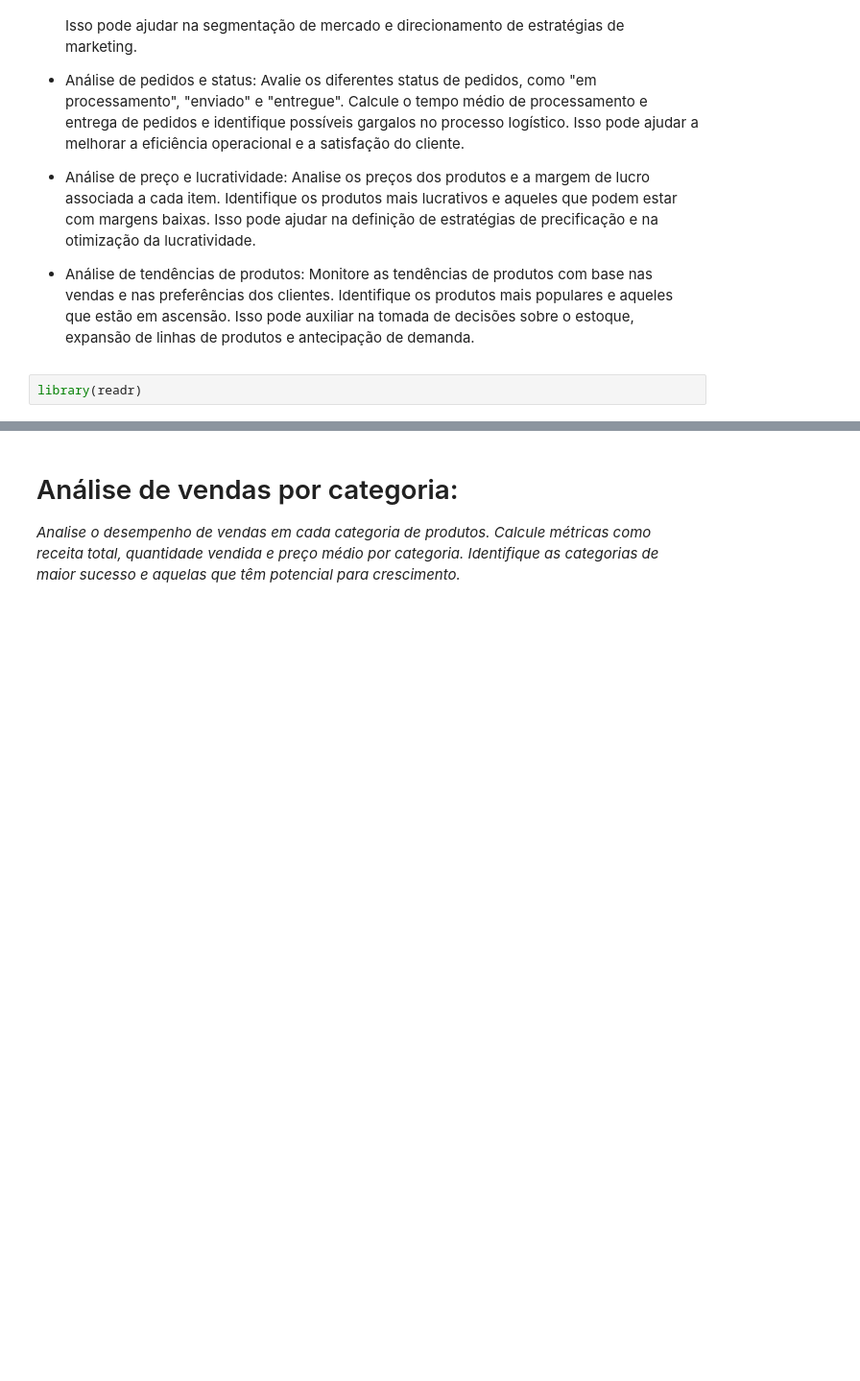
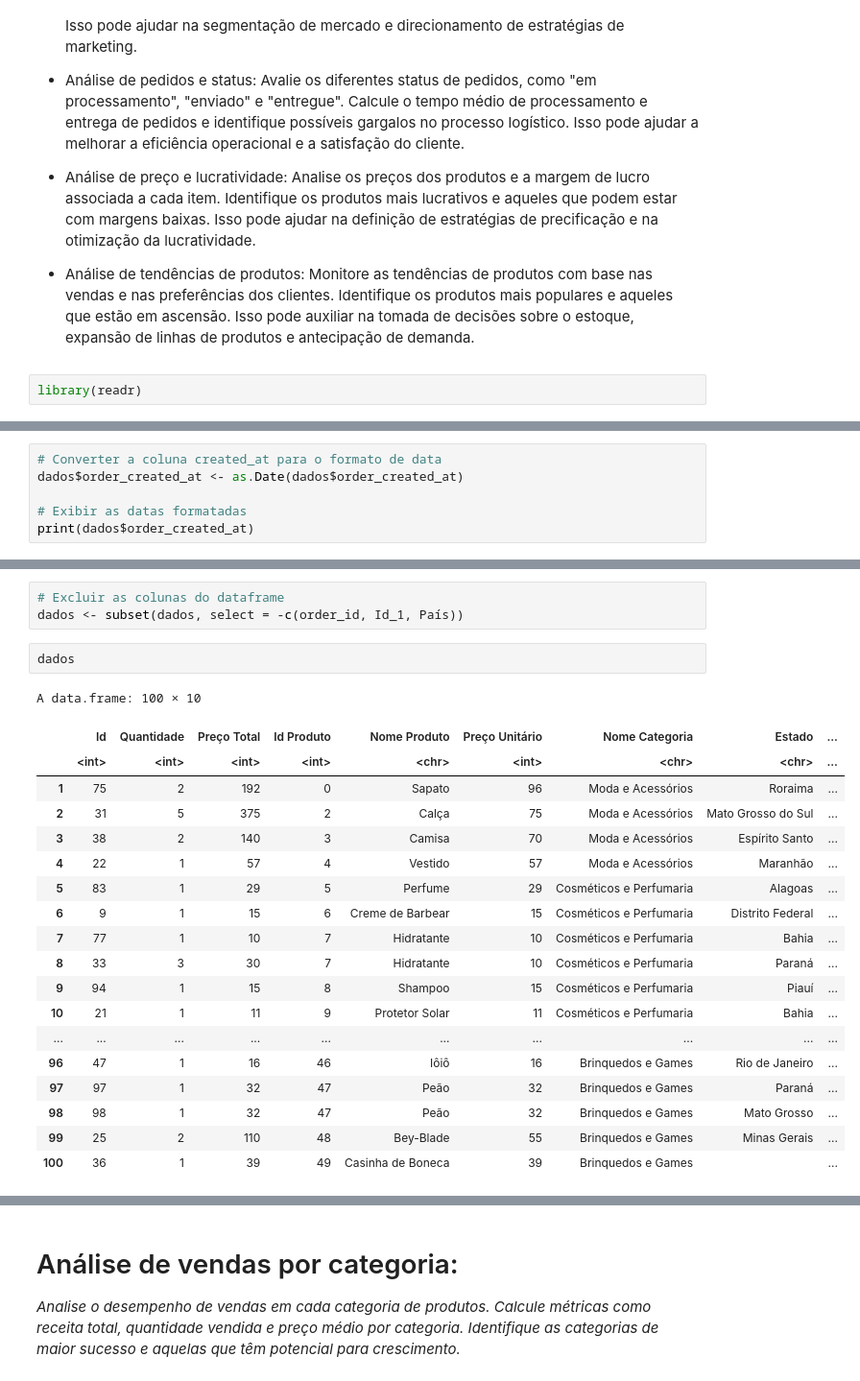
Before and after one commit to Gabrieldiasdeoliveira/Analise-Exploratria-Ecommerce, a Jupyter notebook: Estudo_Ecommerce_Inteligência_de_Mercado_.ipynb, the cells around one changed output, grey strips where cells are left out. Shown at 96% size. Cells and saved outputs as stored; diff of their text form; blank space fills up the shorter version.

```diff
--- a/Estudo_Ecommerce_Inteligência_de_Mercado_.ipynb
+++ b/Estudo_Ecommerce_Inteligência_de_Mercado_.ipynb
@@ -62,3 +62,9 @@ A data.frame: 100 × 12
 | 98 | 6761 | 1 | 32 | 47 | 47 | Peão | 32 | Brinquedos e Games | Brasil | ... |
 | 25 | 9174 | 2 | 110 | 48 | 48 | Bey-Blade | 55 | Brinquedos e Games | Brasil | ... |
 | 36 | 5001 | 1 | 39 | 49 | 49 | Casinha de Boneca | 39 | Brinquedos e Games | Brasil | ... |
+# %%
+# Converter a coluna created_at para o formato de data
+dados$order_created_at <- as.Date(dados$order_created_at)
+
+# Exibir as datas formatadas
+print(dados$order_created_at)
@@ -64,0 +105,25 @@ A data.frame: 100 × 12
+# %%
+# Excluir as colunas do dataframe
+dados <- subset(dados, select = -c(order_id, Id_1, País))
+# %%
+dados
+# %% [output]
+A data.frame: 100 × 10
+|  | Id | Quantidade | Preço Total | Id Produto | Nome Produto | Preço Unitário | Nome Categoria | Estado | ... |
+|  | <int> | <int> | <int> | <int> | <chr> | <int> | <chr> | <chr> | ... |
+| 1 | 75 | 2 | 192 | 0 | Sapato | 96 | Moda e Acessórios | Roraima | ... |
+| 2 | 31 | 5 | 375 | 2 | Calça | 75 | Moda e Acessórios | Mato Grosso do Sul | ... |
+| 3 | 38 | 2 | 140 | 3 | Camisa | 70 | Moda e Acessórios | Espírito Santo | ... |
+| 4 | 22 | 1 | 57 | 4 | Vestido | 57 | Moda e Acessórios | Maranhão | ... |
+| 5 | 83 | 1 | 29 | 5 | Perfume | 29 | Cosméticos e Perfumaria | Alagoas | ... |
+| 6 | 9 | 1 | 15 | 6 | Creme de Barbear | 15 | Cosméticos e Perfumaria | Distrito Federal | ... |
+| 7 | 77 | 1 | 10 | 7 | Hidratante | 10 | Cosméticos e Perfumaria | Bahia | ... |
+| 8 | 33 | 3 | 30 | 7 | Hidratante | 10 | Cosméticos e Perfumaria | Paraná | ... |
+| 9 | 94 | 1 | 15 | 8 | Shampoo | 15 | Cosméticos e Perfumaria | Piauí | ... |
+| 10 | 21 | 1 | 11 | 9 | Protetor Solar | 11 | Cosméticos e Perfumaria | Bahia | ... |
+| ... | ... | ... | ... | ... | ... | ... | ... | ... | ... |
+| 96 | 47 | 1 | 16 | 46 | Iôiô | 16 | Brinquedos e Games | Rio de Janeiro | ... |
+| 97 | 97 | 1 | 32 | 47 | Peão | 32 | Brinquedos e Games | Paraná | ... |
+| 98 | 98 | 1 | 32 | 47 | Peão | 32 | Brinquedos e Games | Mato Grosso | ... |
+| 99 | 25 | 2 | 110 | 48 | Bey-Blade | 55 | Brinquedos e Games | Minas Gerais | ... |
+| 100 | 36 | 1 | 39 | 49 | Casinha de Boneca | 39 | Brinquedos e Games |  | ... |
```
Also changed, not shown: parts of 6 cells of this notebook.
